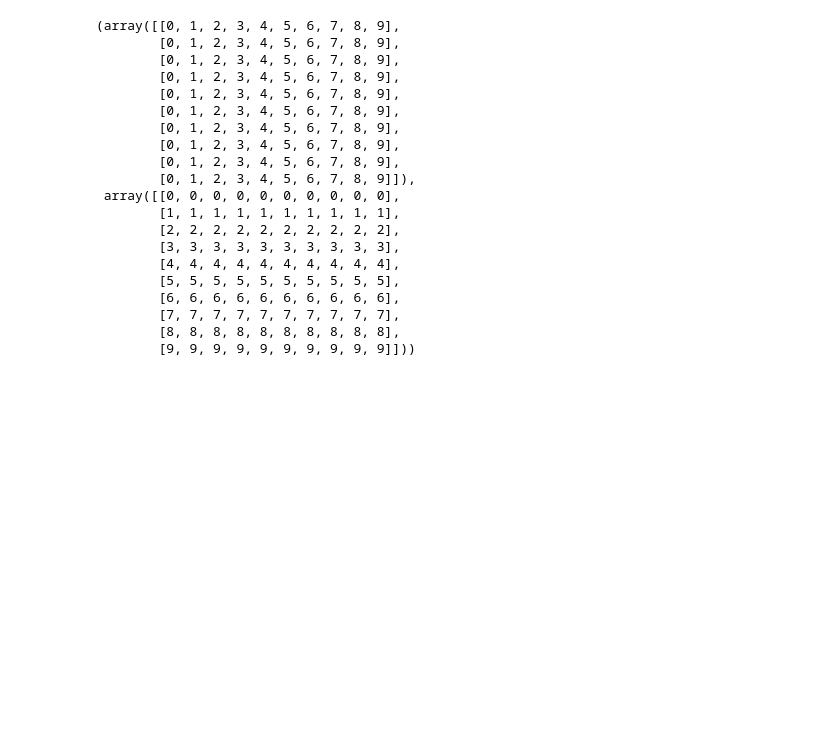
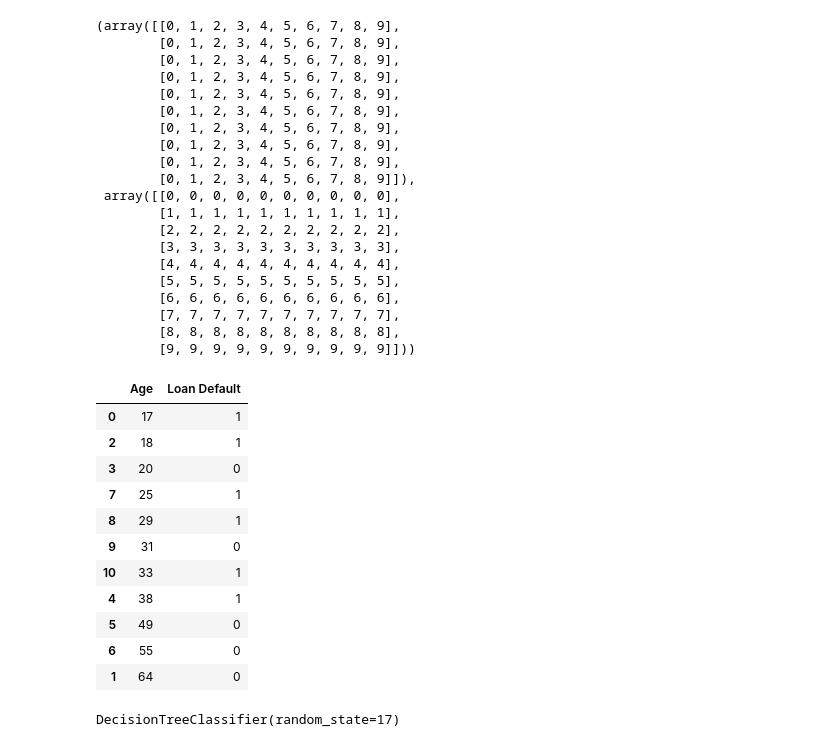
Before and after one commit to rahulrajesh131999/ai-ml-dl-journey, a Jupyter notebook: test.ipynb, the cells around one changed output. Saved outputs shown, nothing was run; the diff lists cells and outputs as text; code cells hidden in the pictures; blank space fills up the shorter version.

```diff
--- a/test.ipynb
+++ b/test.ipynb
@@ -78,3 +78,36 @@ np.meshgrid(np.arange(0,10,1), np.arange(0,10,1))
         [7, 7, 7, 7, 7, 7, 7, 7, 7, 7],
         [8, 8, 8, 8, 8, 8, 8, 8, 8, 8],
         [9, 9, 9, 9, 9, 9, 9, 9, 9, 9]]))
+# %%
+data = pd.DataFrame(
+    {
+        "Age": [17, 64, 18, 20, 38, 49, 55, 25, 29, 31, 33],
+        "Loan Default": [1, 0, 1, 0, 1, 0, 0, 1, 1, 0, 1],
+    }
+)
+data
+data.sort_values("Age")
+# %% [output]
+|  | Age | Loan Default |
+| 0 | 17 | 1 |
+| 2 | 18 | 1 |
+| 3 | 20 | 0 |
+| 7 | 25 | 1 |
+| 8 | 29 | 1 |
+| 9 | 31 | 0 |
+| 10 | 33 | 1 |
+| 4 | 38 | 1 |
+| 5 | 49 | 0 |
+| 6 | 55 | 0 |
+| 1 | 64 | 0 |
+# %%
+from sklearn.tree import DecisionTreeClassifier
+
+dd = DecisionTreeClassifier(random_state=17)
+
+X = data
+y = data.drop(["Loan Default"], axis=1)
+
+dd.fit(X,y)
+# %% [output]
+DecisionTreeClassifier(random_state=17)
```
Also changed, not shown: 8 other files.
